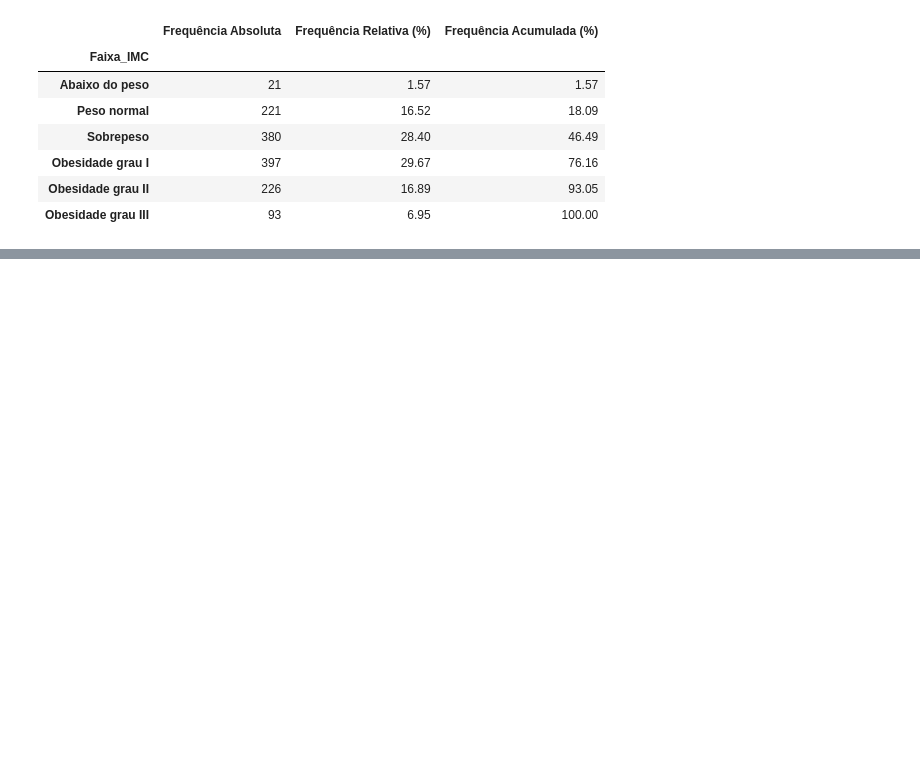
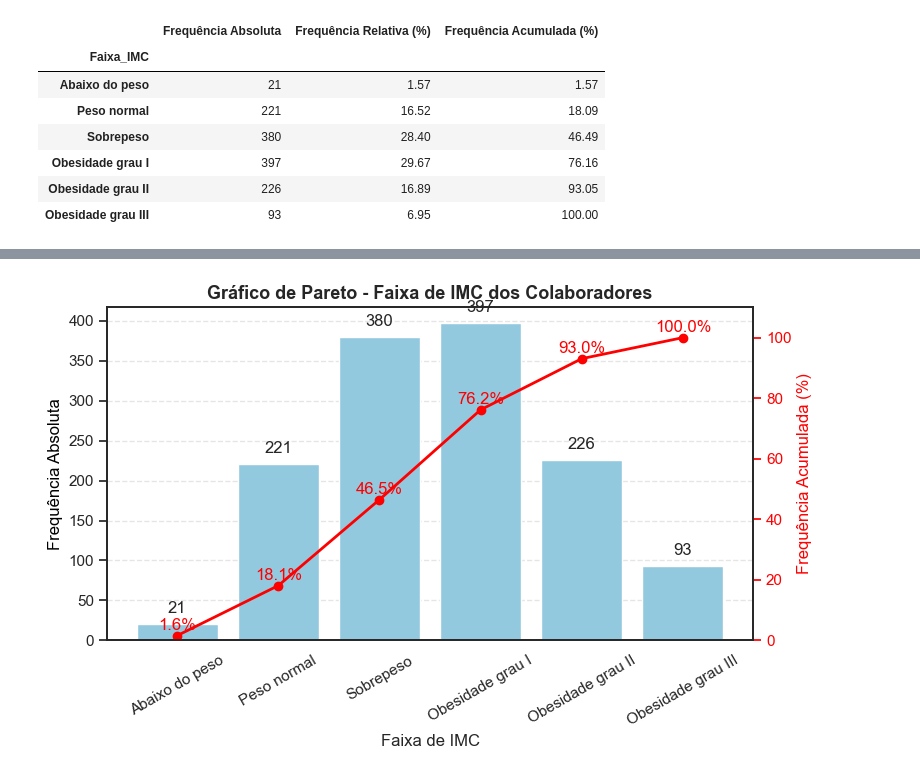
Before and after one commit to pauloivicentin/projeto_healthy_analytics, a Jupyter notebook: notebooks/analises_do_projeto.ipynb, the cells around one changed output, grey strips where cells are left out. Cells and saved outputs as stored; diff of their text form; code cells hidden in the pictures; blank space fills up the shorter version.

```diff
--- a/notebooks/analises_do_projeto.ipynb
+++ b/notebooks/analises_do_projeto.ipynb
@@ -445,0 +514,50 @@ tabela_frequencia(df, 'Faixa_IMC', ordem = ordem_faixa_imc)
+# %%
+sns.set(style="white", palette="pastel")
+
+# Gera a tabela de frequências com ordem personalizada
+tabela_imc = tabela_frequencia(df, 'Faixa_IMC', ordem=ordem_faixa_imc)
+tabela_imc = tabela_imc.reset_index()
+
+# Cria figura e eixo principal
+fig, ax1 = plt.subplots(figsize=(8,5))
+
+# Gráfico de barras (frequência absoluta)
+sns.barplot(
+    data=tabela_imc,
+    x='Faixa_IMC',
+    y='Frequência Absoluta',
+    color='skyblue',
+    ax=ax1
+)
+
+# Eixo esquerdo
+ax1.set_title('Gráfico de Pareto - Faixa de IMC dos Colaboradores', fontsize=13, fontweight='bold')
+ax1.set_xlabel('Faixa de IMC')
+ax1.set_ylabel('Frequência Absoluta', color='black')
+ax1.tick_params(axis='x', rotation=30)
+ax1.grid(axis='y', linestyle='--', alpha=0.5)
+
+# Adiciona segundo eixo (frequência acumulada %)
+ax2 = ax1.twinx()
+ax2.plot(
+    tabela_imc['Faixa_IMC'],
+    tabela_imc['Frequência Acumulada (%)'],
+    color='red',
+    marker='o',
+    linewidth=2
+)
+ax2.set_ylabel('Frequência Acumulada (%)', color='red')
+ax2.set_ylim(0, 110)
+ax2.tick_params(axis='y', colors='red')
+
+# Mostrar valores no gráfico
+for i, valor in enumerate(tabela_imc['Frequência Absoluta']):
+    ax1.text(i, valor + 10, f"{valor}", ha='center', va='bottom')
+
+for i, valor in enumerate(tabela_imc['Frequência Acumulada (%)']):
+    ax2.text(i, valor + 2, f"{valor:.1f}%", color='red', ha='center')
+
+plt.tight_layout()
+plt.show()
+# %% [output]
+[figure, added]
```
Also changed, not shown: parts of 4 cells of this notebook, 1 other file.
